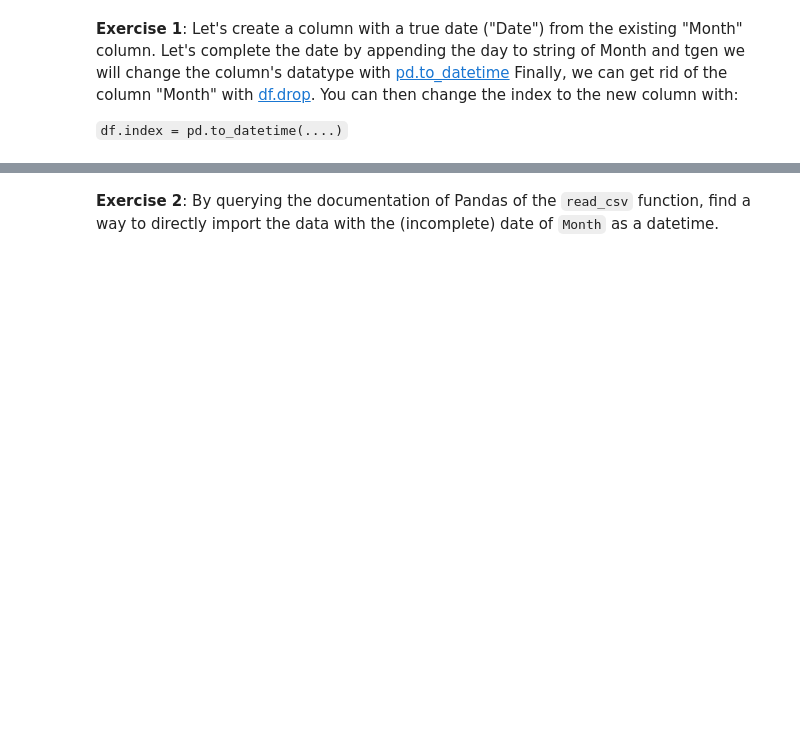
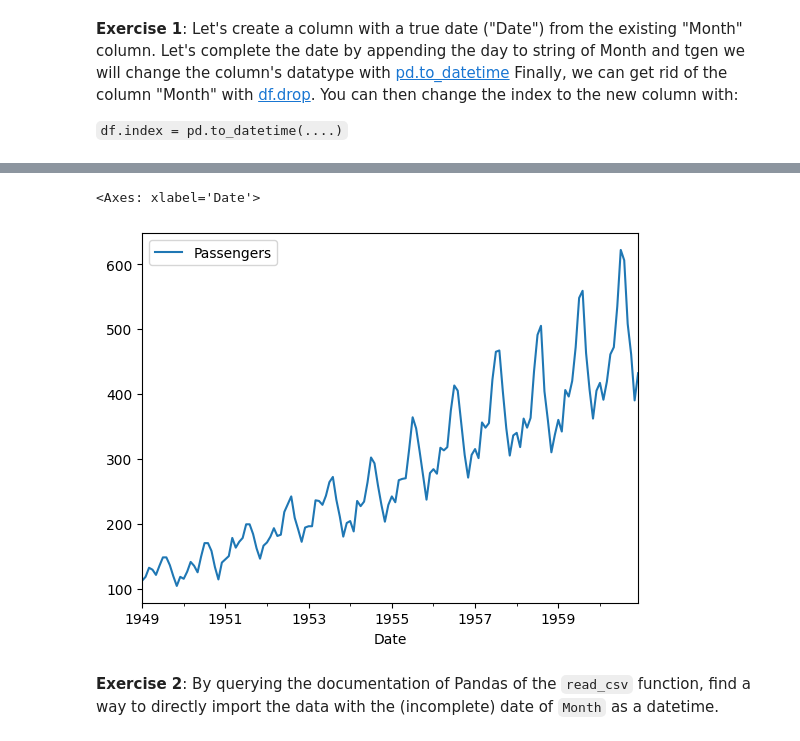
Before and after one commit to mihaiBront/master_SistemasInteligentes, a Jupyter notebook: SJK006_BigData/NB_1_Numpy_&_Pandas.ipynb, the cells around one changed output, grey strips where cells are left out. Drawn from its saved outputs; the diff is of its cells as text; code cells hidden in the pictures; blank space fills up the shorter version.

```diff
--- a/SJK006_BigData/NB_1_Numpy_&_Pandas.ipynb
+++ b/SJK006_BigData/NB_1_Numpy_&_Pandas.ipynb
@@ -211,14 +252,13 @@ df.plot.box()
 
 `df.index = pd.to_datetime(....)`
 # %%
+# Reset DataFrame for testing purpose while doing the exercise (uncomment line below)
+# df = pd.read_csv('https://krono.act.uji.es/IDIA/airline-passengers.csv')
+
 df = df.reset_index()
 
 ## Define a new column adding to Month añadiendo the string '-1' and convert the result to datetime
 
-df['Date'] = #complete date from Month
+df['Date'] = pd.to_datetime(df['Month'] + "-1")#complete date from Month
 
-#drop Month
-
-#create the new index
-
-#plot the new series
+df
@@ -224,0 +279,3 @@ df['Date'] = #complete date from Month
+# %%
+df = df.set_index("Date")
+df
@@ -224,0 +297,3 @@ df['Date'] = #complete date from Month
+# %%
+df = df.drop(columns=['Month'])
+df
@@ -225,2 +315,8 @@ df['Date'] = #complete date from Month
+# %%
+#plot the new series
+df.plot.line()
+# %% [output]
+<Axes: xlabel='Date'>
+[figure, added]
 # %% [markdown]
 **Exercise 2**: By querying the documentation of Pandas of the `read_csv` function, find a way to directly import the data with the (incomplete) date of  `Month` as a datetime.
```
Also changed, not shown: parts of 55 cells of this notebook, 6 other files.
